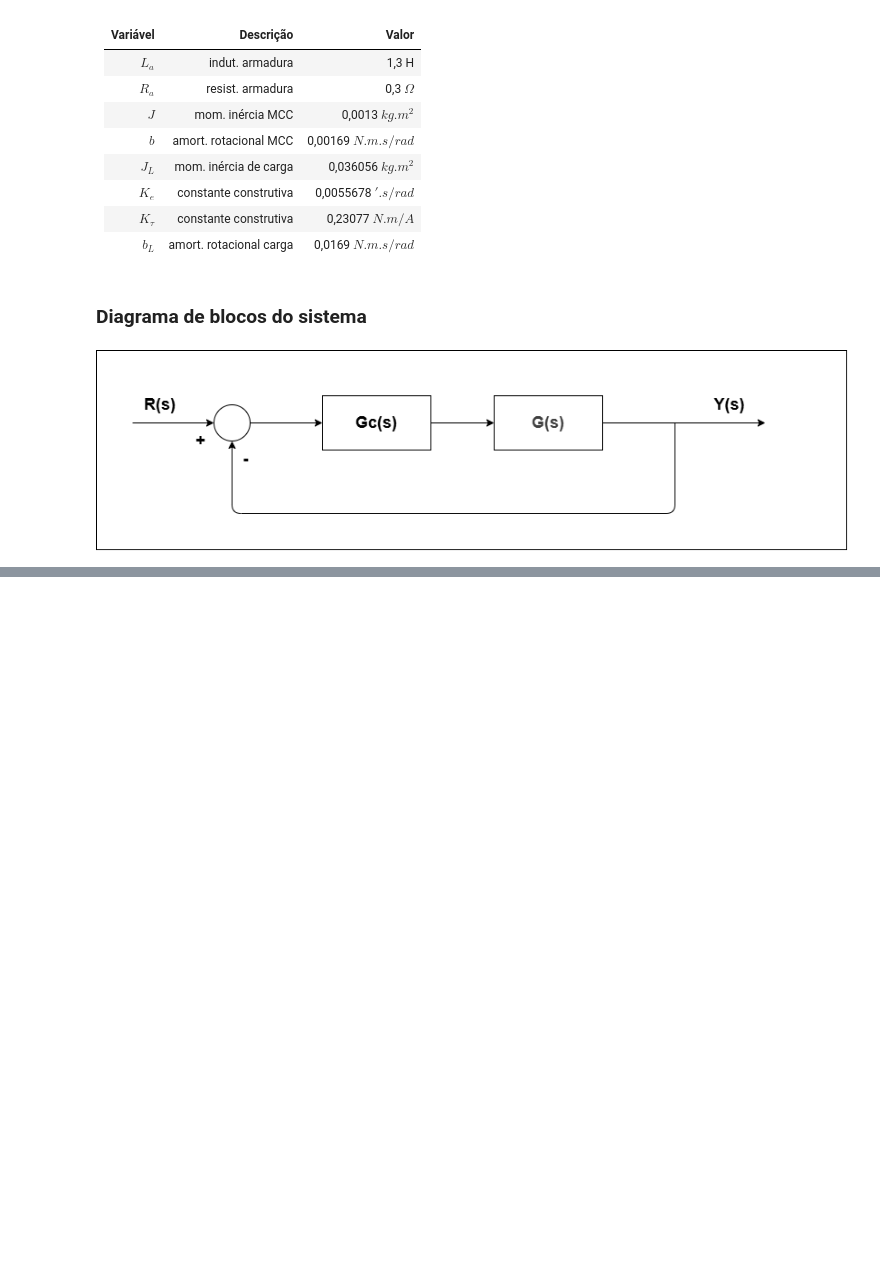
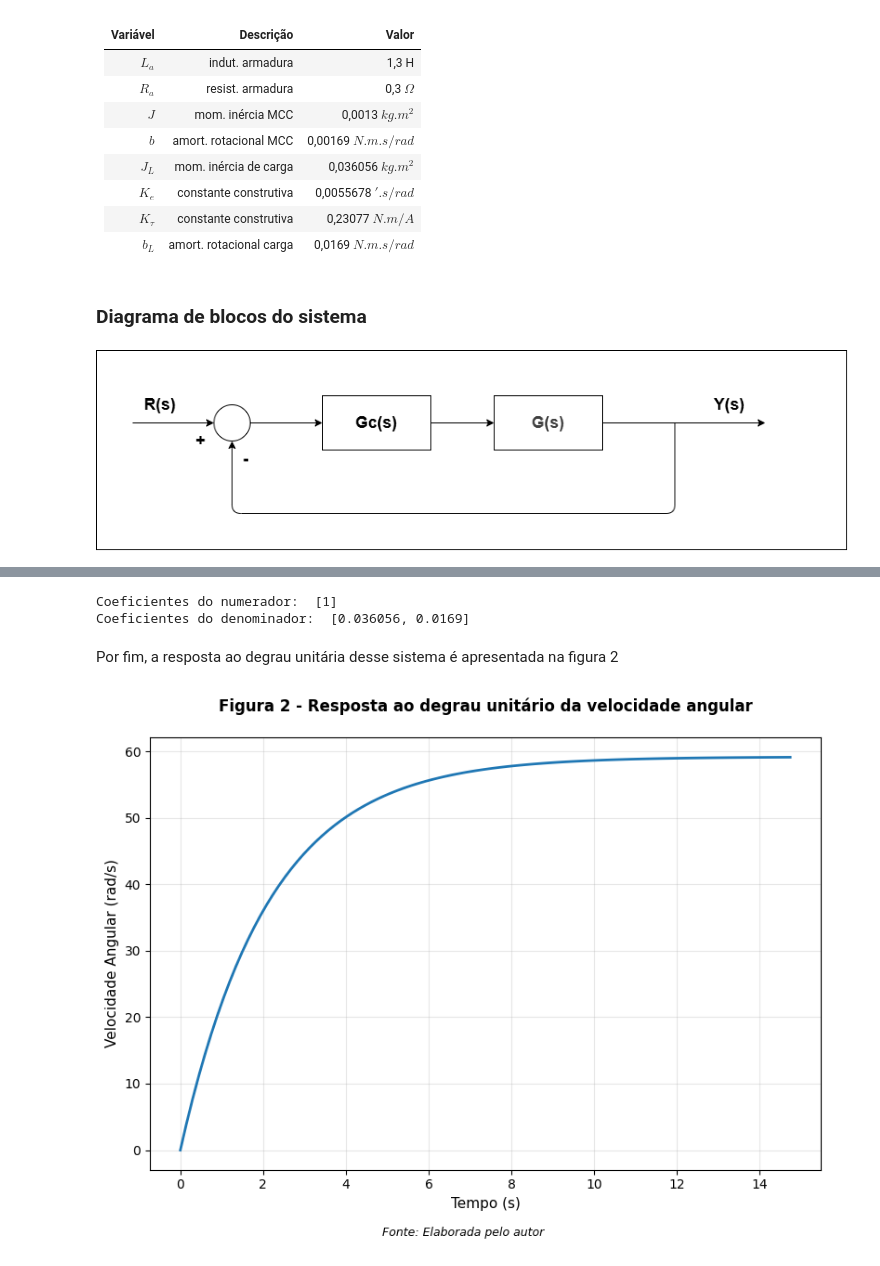
Before and after one commit to PHM-araujo/DCC-motor-control, a Jupyter notebook: relatorio.ipynb, the cells around one changed output, grey strips where cells are left out. Cells and saved outputs as stored; diff of their text form; code cells hidden in the pictures; blank space fills up the shorter version.

```diff
--- a/relatorio.ipynb
+++ b/relatorio.ipynb
@@ -65,0 +120,19 @@ A função de transferência da tensão do estator para a velocidade angular do
+# %%
+coef_num_2 = [1]
+coef_denom_2 = [jl, bl]
+
+print("Coeficientes do numerador: ", coef_num_2)
+print("Coeficientes do denominador: ", coef_denom_2)
+# %% [output]
+Coeficientes do numerador:  [1]
+Coeficientes do denominador:  [0.036056, 0.0169]
+# %% [markdown]
+Por fim, a resposta ao degrau unitária desse sistema é apresentada na figura 2
+# %%
+G_2 = ct.tf(coef_num_2, coef_denom_2)
+# print("Função de transferência G(s):")
+# print(G)
+t, y = ct.step_response(G_2)
+print_graph(t, y, "Resposta ao degrau unitário da velocidade angular", "Tempo (s)", "Velocidade Angular (rad/s)", 2)
+# %% [output]
+[figure, added]
```
Also changed, not shown: parts of 12 cells of this notebook.
